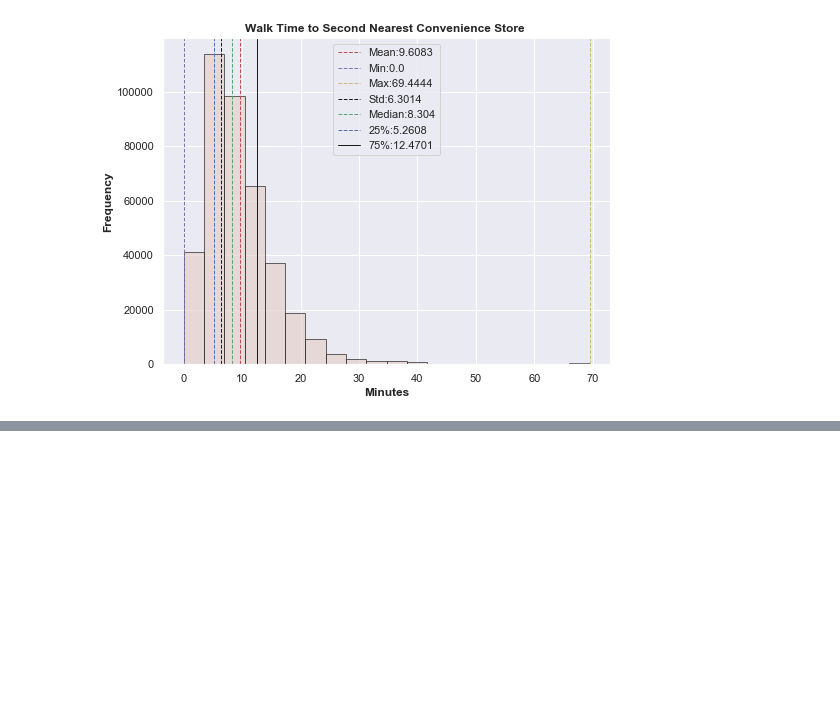
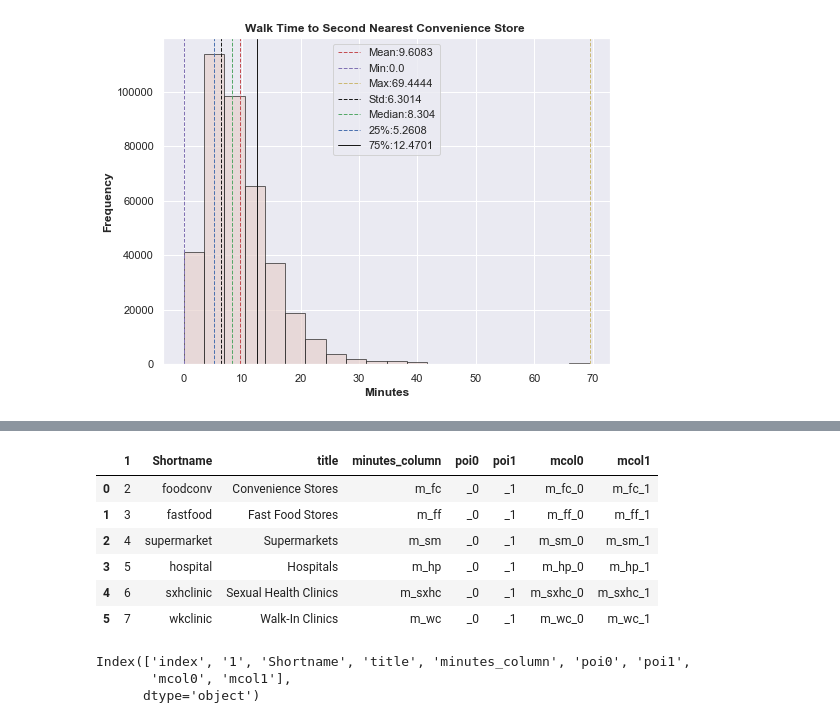
Before and after one commit to gcc-dav-official-github/production, a Jupyter notebook: projects/walkability/code/Creating Histogram.ipynb, the cells around one changed output, grey strips where cells are left out. Saved outputs shown, nothing was run; the diff lists cells and outputs as text; code cells hidden in the pictures; blank space fills up the shorter version.

```diff
--- a/projects/walkability/code/Creating Histogram.ipynb
+++ b/projects/walkability/code/Creating Histogram.ipynb
@@ -156,3 +165,23 @@ plt.savefig('./m_fc_1.jpg')
+# %%
+#fields = pd.read_csv('./fieldtitle.csv')
+fields['mcol0'] = fields[['minutes_column', 'poi0']].apply(lambda x: ''.join(x), axis=1)
+fields['mcol1'] = fields[['minutes_column', 'poi1']].apply(lambda x: ''.join(x), axis=1)
+
+fields.head(6)
+# %% [output]
+|  | 1 | Shortname | title | minutes_column | poi0 | poi1 | mcol0 | mcol1 |
+| 0 | 2 | foodconv | Convenience Stores | m_fc | _0 | _1 | m_fc_0 | m_fc_1 |
+| 1 | 3 | fastfood | Fast Food Stores | m_ff | _0 | _1 | m_ff_0 | m_ff_1 |
+| 2 | 4 | supermarket | Supermarkets | m_sm | _0 | _1 | m_sm_0 | m_sm_1 |
+| 3 | 5 | hospital | Hospitals | m_hp | _0 | _1 | m_hp_0 | m_hp_1 |
+| 4 | 6 | sxhclinic | Sexual Health Clinics | m_sxhc | _0 | _1 | m_sxhc_0 | m_sxhc_1 |
+| 5 | 7 | wkclinic | Walk-In Clinics | m_wc | _0 | _1 | m_wc_0 | m_wc_1 |
+# %%
+test.columns
+# %% [output]
+Index(['index', '1', 'Shortname', 'title', 'minutes_column', 'poi0', 'poi1',
+       'mcol0', 'mcol1'],
+      dtype='object')
 # %%
 import numpy as np
 import pandas as pd
```
Also changed, not shown: parts of 3 cells of this notebook.
